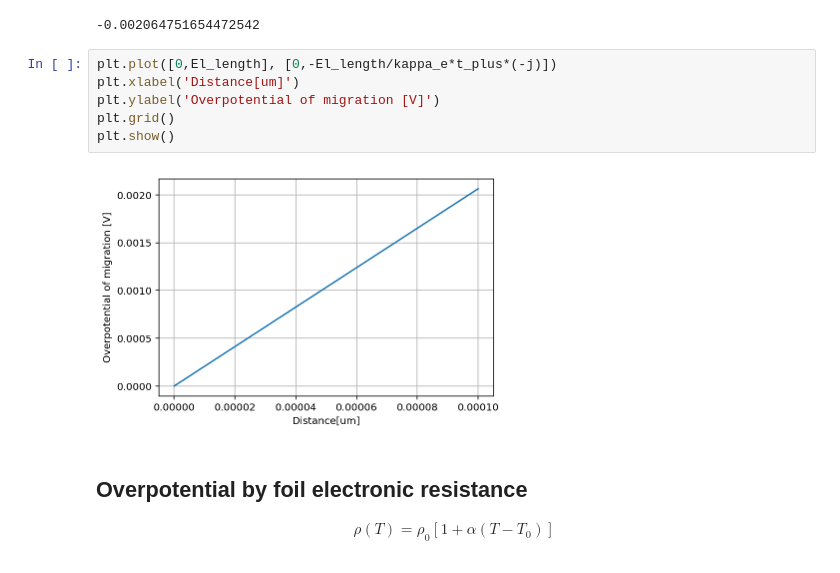
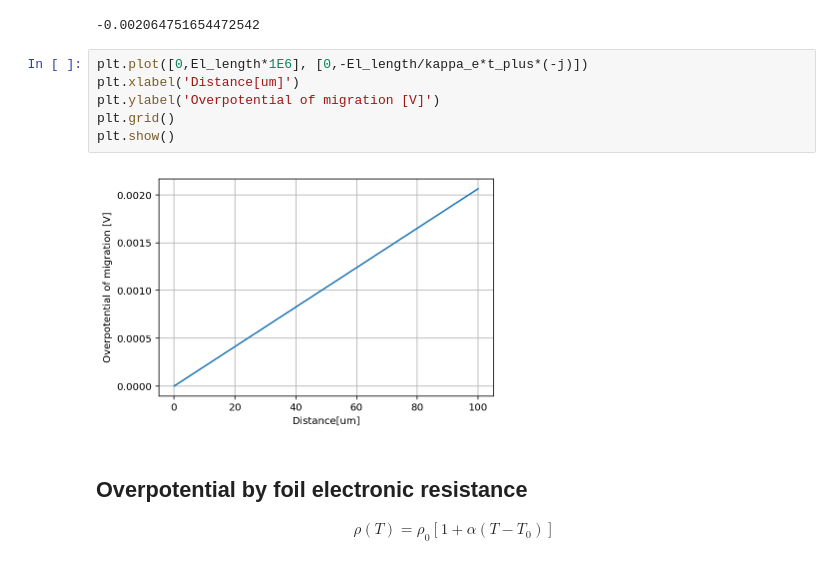
Before and after one commit to TakumaKawahara/BS-StudyGroup, a Jupyter notebook: Model#4/BS_Model#4_ver1.0.ipynb, the cells around one changed output. Drawn from its saved outputs; the diff is of its cells as text.

```diff
--- a/Model#4/BS_Model#4_ver1.0.ipynb
+++ b/Model#4/BS_Model#4_ver1.0.ipynb
@@ -1186,13 +1314,13 @@ kappa_e/100
 # %% [output]
 -0.002064751654472542
 # %%
-plt.plot([0,El_length], [0,-El_length/kappa_e*t_plus*(-j)])
+plt.plot([0,El_length*1E6], [0,-El_length/kappa_e*t_plus*(-j)])
 plt.xlabel('Distance[um]')
 plt.ylabel('Overpotential of migration [V]')
 plt.grid()
 plt.show()
 # %% [output]
-[figure, old version]
+[figure, new version]
 # %% [markdown]
 ## Overpotential by foil electronic resistance
 \begin{eqnarray*}
```
Also changed, not shown: parts of 28 cells of this notebook, 1 other file.
